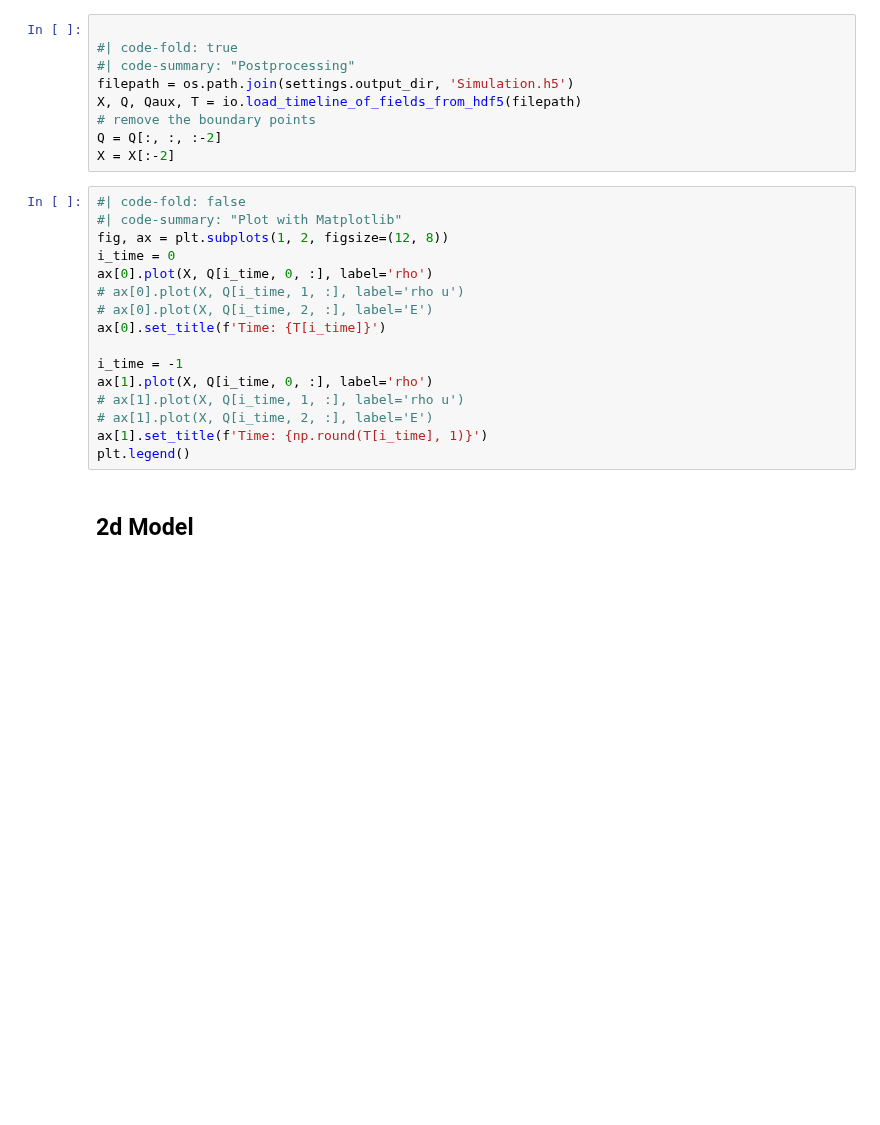
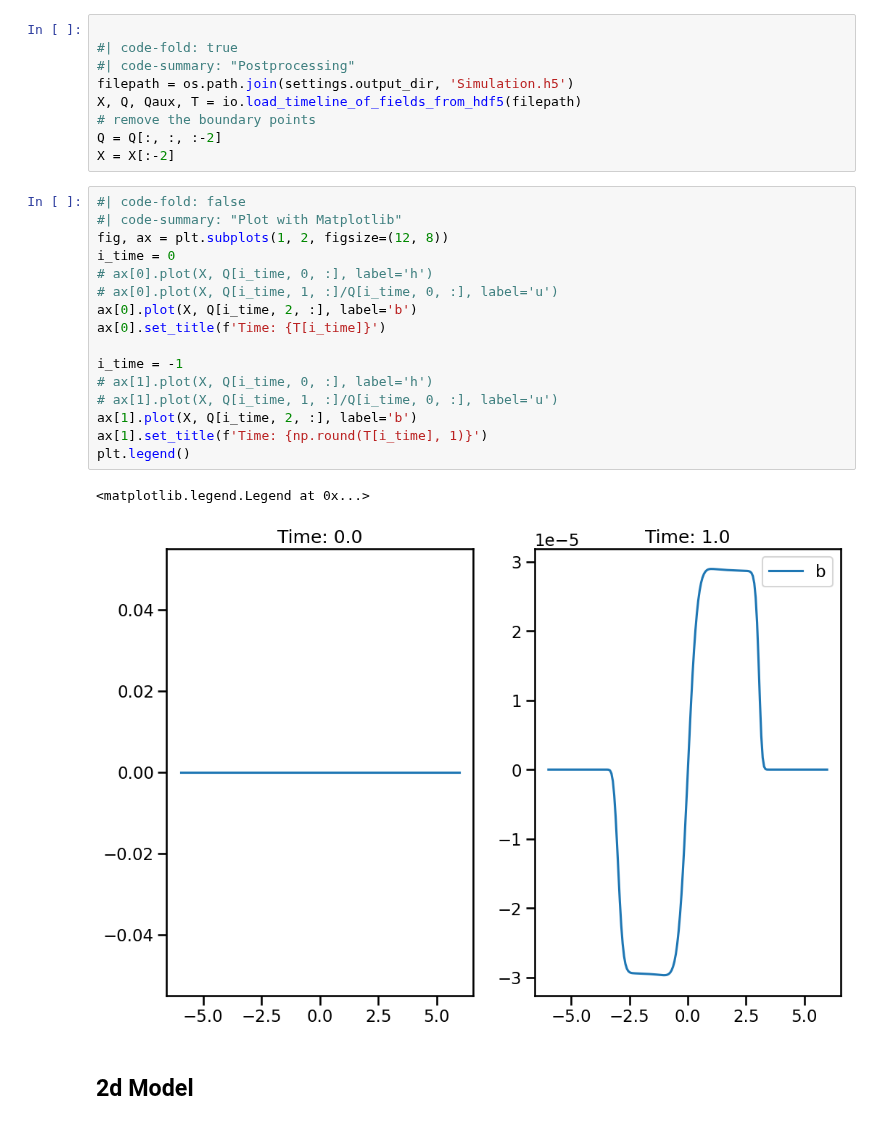
Before and after one commit to mbd-rwth/Zoomy, a Jupyter notebook: demo_smm_sediment.ipynb, the cells around one changed output. Saved outputs shown, nothing was run; the diff lists cells and outputs as text; blank space fills up the shorter version.

```diff
--- a/demo_smm_sediment.ipynb
+++ b/demo_smm_sediment.ipynb
@@ -349,19 +611,22 @@ X = X[:-2]
 # %%
 #| code-fold: false
 #| code-summary: "Plot with Matplotlib"
 fig, ax = plt.subplots(1, 2, figsize=(12, 8))
 i_time = 0
-ax[0].plot(X, Q[i_time, 0, :], label='rho')
-# ax[0].plot(X, Q[i_time, 1, :], label='rho u')
-# ax[0].plot(X, Q[i_time, 2, :], label='E')
+# ax[0].plot(X, Q[i_time, 0, :], label='h')
+# ax[0].plot(X, Q[i_time, 1, :]/Q[i_time, 0, :], label='u')
+ax[0].plot(X, Q[i_time, 2, :], label='b')
 ax[0].set_title(f'Time: {T[i_time]}')
 
 i_time = -1
-ax[1].plot(X, Q[i_time, 0, :], label='rho')
-# ax[1].plot(X, Q[i_time, 1, :], label='rho u')
-# ax[1].plot(X, Q[i_time, 2, :], label='E')
+# ax[1].plot(X, Q[i_time, 0, :], label='h')
+# ax[1].plot(X, Q[i_time, 1, :]/Q[i_time, 0, :], label='u')
+ax[1].plot(X, Q[i_time, 2, :], label='b')
 ax[1].set_title(f'Time: {np.round(T[i_time], 1)}')
 plt.legend()
+# %% [output]
+<matplotlib.legend.Legend at 0x...>
+[figure, added]
 # %% [markdown]
 ## 2d Model
 # %% [markdown]
```
Also changed, not shown: parts of 21 cells of this notebook, 2 other files.
